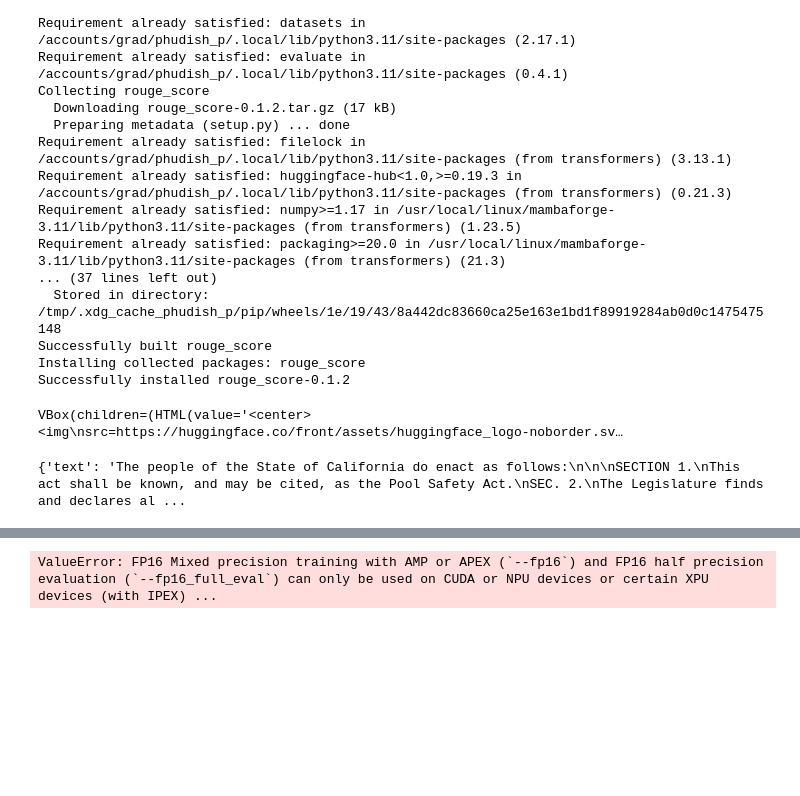
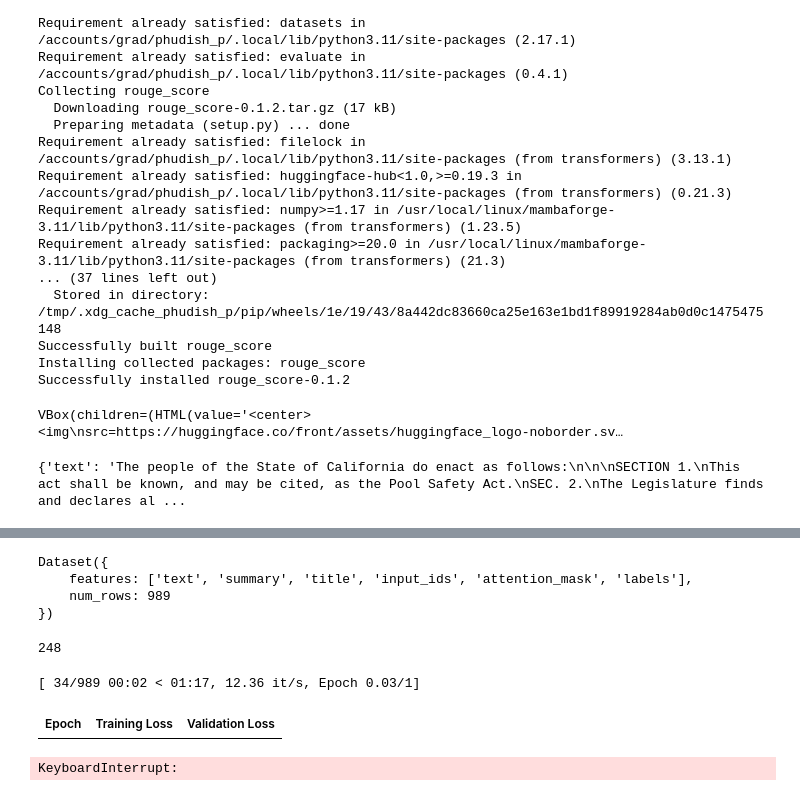
Before and after one commit to alt2177/mllm, a Jupyter notebook: summarization/Experiment_1/summarization.ipynb, the cells around one changed output, grey strips where cells are left out. Drawn from its saved outputs; the diff is of its cells as text; code cells hidden in the pictures; blank space fills up the shorter version.

```diff
--- a/summarization/Experiment_1/summarization.ipynb
+++ b/summarization/Experiment_1/summarization.ipynb
@@ -35,13 +35,14 @@ billsum = billsum.train_test_split(test_size=0.2,seed=42)
 from transformers import AutoTokenizer
 checkpoint = "openai-community/gpt2"
 tokenizer = AutoTokenizer.from_pretrained(checkpoint)
+tokenizer.pad_token = tokenizer.eos_token
 # %%
 prefix = "summarize: "
 def preprocess_function(examples):
     inputs = [prefix + doc + " TL;DR" for doc in examples["text"]]
-    model_inputs = tokenizer(inputs, max_length=1024, truncation=True)
+    model_inputs = tokenizer(inputs, max_length=1024, truncation=True,padding="max_length")
 
-    labels = tokenizer(text_target=examples["summary"], max_length=128, truncation=True)
+    labels = tokenizer(text_target=examples["summary"], max_length=1024, truncation=True,padding="max_length")
 
     model_inputs["labels"] = labels["input_ids"]
     return model_inputs
@@ -82,31 +77,44 @@ def compute_metrics(eval_pred):
 # %%
 from transformers import GPT2LMHeadModel, Seq2SeqTrainingArguments, Seq2SeqTrainer
 model = GPT2LMHeadModel.from_pretrained(checkpoint)
+# %%
+tokenized_billsum["train"]
+# %% [output]
+Dataset({
+    features: ['text', 'summary', 'title', 'input_ids', 'attention_mask', 'labels'],
+    num_rows: 989
+})
+# %%
+len(tokenized_billsum["test"])
+# %% [output]
+248
 # %%
 training_args = Seq2SeqTrainingArguments(
     output_dir="my_awesome_billsum_model",
     evaluation_strategy="epoch",
     learning_rate=2e-5,
-    per_device_train_batch_size=16,
-    per_device_eval_batch_size=16,
+    per_device_train_batch_size=1,
+    per_device_eval_batch_size=1,
     weight_decay=0.01,
     save_total_limit=3,
     num_train_epochs=1,
     predict_with_generate=True,
     fp16=True,
     push_to_hub=True,
 )
 
 trainer = Seq2SeqTrainer(
     model=model,
     args=training_args,
     train_dataset=tokenized_billsum["train"],
     eval_dataset=tokenized_billsum["test"],
     tokenizer=tokenizer,
     data_collator=data_collator,
     compute_metrics=compute_metrics,
 )
 
 trainer.train()
 # %% [output]
-ValueError: FP16 Mixed precision training with AMP or APEX (`--fp16`) and FP16 half precision evaluation (`--fp16_full_eval`) can only be used on CUDA or NPU devices or certain XPU devices (with IPEX) ...
+[ 34/989 00:02 < 01:17, 12.36 it/s, Epoch 0.03/1]
+| Epoch | Training Loss | Validation Loss |
+KeyboardInterrupt:
```
Also changed, not shown: parts of 1 cell of this notebook, 8 other files.
